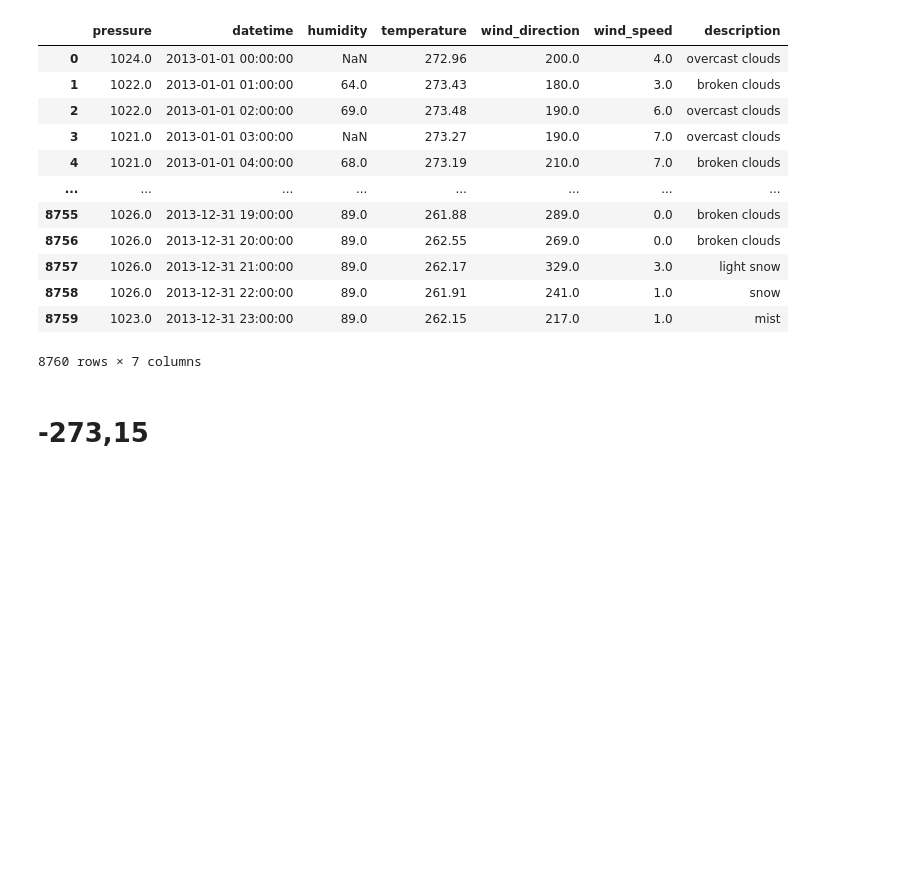
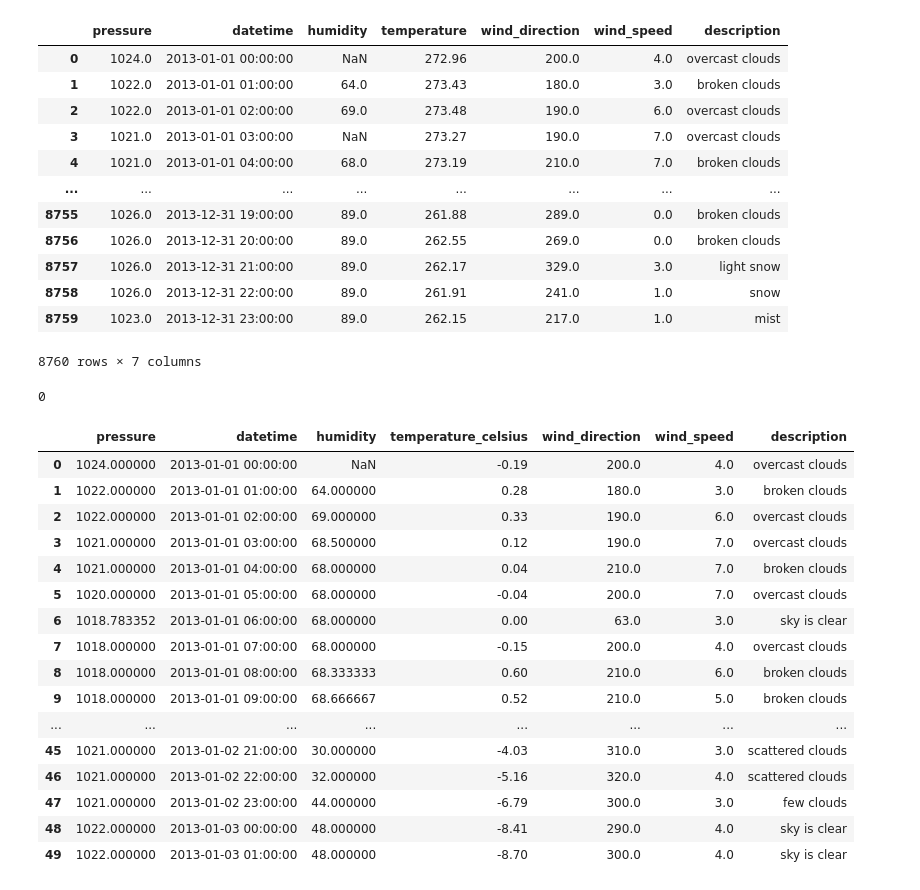
Before and after one commit to Hannah2800/AAA_2023_AdvancedPythonPandas, a Jupyter notebook: Task 1 - Data Cleaning and Preparation.ipynb, the cells around one changed output. Cells and saved outputs as stored; diff of their text form; code cells hidden in the pictures; blank space fills up the shorter version.

```diff
--- a/Task 1 - Data Cleaning and Preparation.ipynb
+++ b/Task 1 - Data Cleaning and Preparation.ipynb
@@ -873,5 +941,31 @@ df_weather
 | 8758 | 1026.0 | 2013-12-31 22:00:00 | 89.0 | 261.91 | 241.0 | 1.0 | snow |
 | 8759 | 1023.0 | 2013-12-31 23:00:00 | 89.0 | 262.15 | 217.0 | 1.0 | mist |
 8760 rows × 7 columns
-# %% [markdown]
-# -273,15
+# %%
+df_weather['temperature'] = df_weather['temperature'] - 273.15
+# %%
+df_weather.rename(columns = {'temperature':'temperature_celsius'},inplace=True)
+# %%
+len(df_weather['description'])-len(df_weather['description'].dropna())
+# %% [output]
+0
+# %%
+df_weather.head(50)
+# %% [output]
+|  | pressure | datetime | humidity | temperature_celsius | wind_direction | wind_speed | description |
+| 0 | 1024.000000 | 2013-01-01 00:00:00 | NaN | -0.19 | 200.0 | 4.0 | overcast clouds |
+| 1 | 1022.000000 | 2013-01-01 01:00:00 | 64.000000 | 0.28 | 180.0 | 3.0 | broken clouds |
+| 2 | 1022.000000 | 2013-01-01 02:00:00 | 69.000000 | 0.33 | 190.0 | 6.0 | overcast clouds |
+| 3 | 1021.000000 | 2013-01-01 03:00:00 | 68.500000 | 0.12 | 190.0 | 7.0 | overcast clouds |
+| 4 | 1021.000000 | 2013-01-01 04:00:00 | 68.000000 | 0.04 | 210.0 | 7.0 | broken clouds |
+| 5 | 1020.000000 | 2013-01-01 05:00:00 | 68.000000 | -0.04 | 200.0 | 7.0 | overcast clouds |
+| 6 | 1018.783352 | 2013-01-01 06:00:00 | 68.000000 | 0.00 | 63.0 | 3.0 | sky is clear |
+| 7 | 1018.000000 | 2013-01-01 07:00:00 | 68.000000 | -0.15 | 200.0 | 4.0 | overcast clouds |
+| 8 | 1018.000000 | 2013-01-01 08:00:00 | 68.333333 | 0.60 | 210.0 | 6.0 | broken clouds |
+| 9 | 1018.000000 | 2013-01-01 09:00:00 | 68.666667 | 0.52 | 210.0 | 5.0 | broken clouds |
+| ... | ... | ... | ... | ... | ... | ... | ... |
+| 45 | 1021.000000 | 2013-01-02 21:00:00 | 30.000000 | -4.03 | 310.0 | 3.0 | scattered clouds |
+| 46 | 1021.000000 | 2013-01-02 22:00:00 | 32.000000 | -5.16 | 320.0 | 4.0 | scattered clouds |
+| 47 | 1021.000000 | 2013-01-02 23:00:00 | 44.000000 | -6.79 | 300.0 | 3.0 | few clouds |
+| 48 | 1022.000000 | 2013-01-03 00:00:00 | 48.000000 | -8.41 | 290.0 | 4.0 | sky is clear |
+| 49 | 1022.000000 | 2013-01-03 01:00:00 | 48.000000 | -8.70 | 300.0 | 4.0 | sky is clear |
```
Also changed, not shown: parts of 24 cells of this notebook.
